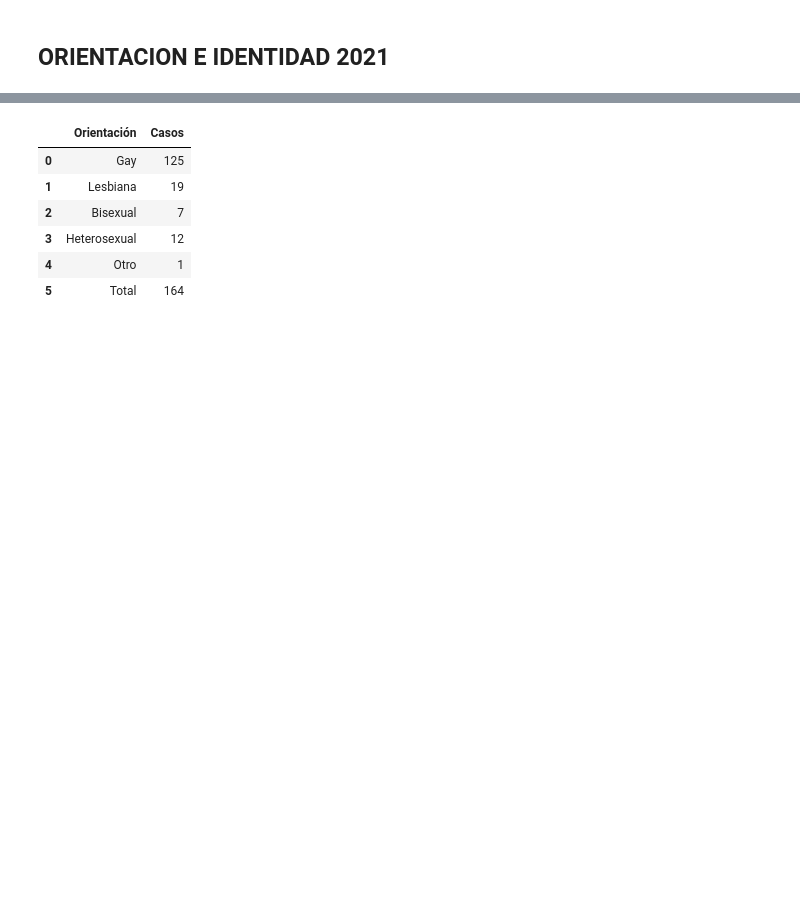
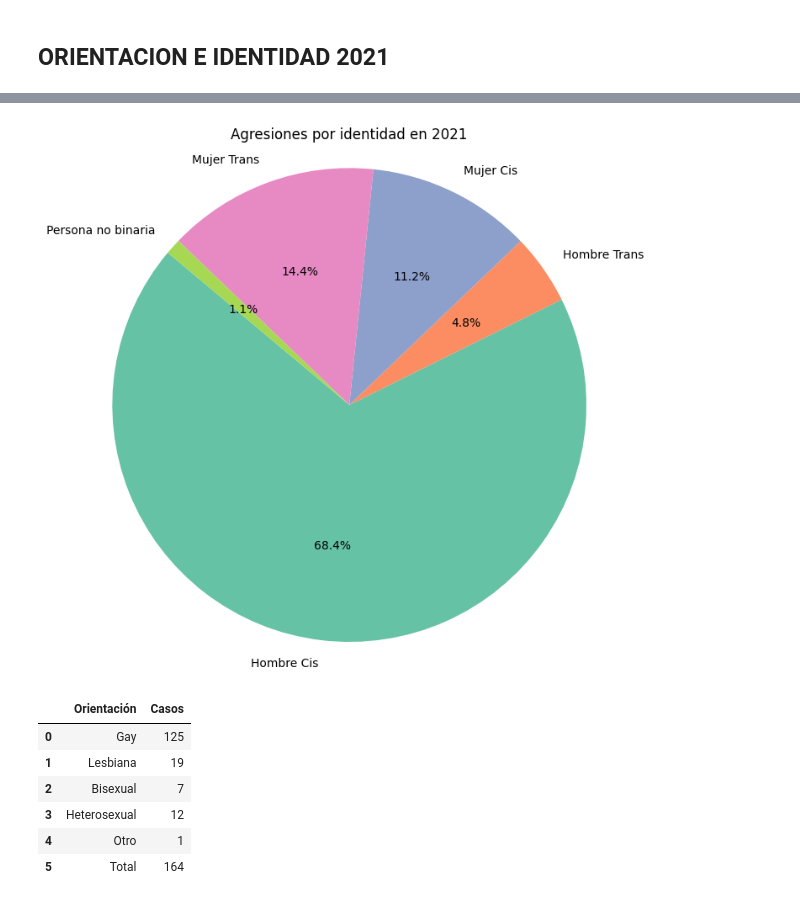
Before and after one commit to hug4470/ONLINE_DS_THEBRIDE_HUGOMM, a Jupyter notebook: EDA/Hugo EDA.ipynb, the cells around one changed output, grey strips where cells are left out. Drawn from its saved outputs; the diff is of its cells as text; code cells hidden in the pictures; blank space fills up the shorter version.

```diff
--- a/EDA/Hugo EDA.ipynb
+++ b/EDA/Hugo EDA.ipynb
@@ -715,3 +738,5 @@ Name: 2014, dtype: int64
+# %%
+colors = [color_dict[label] for label in id2021.index]
 # %% [markdown]
 ## ORIENTACION E IDENTIDAD 2021
 # %%
@@ -729,7 +754,5 @@ id2021
 | 6 | Desconocido | 24 |
 # %%
 id2021
-id2021.set_index("Sexo/Id Sexual o Género", inplace= True)
+id2021.set_index("Género", inplace= True)
 id2021.rename(columns = {"Casos" : "2021"}, inplace = True)
-# %%
-id2021 = id2021.T
@@ -742,3 +771,14 @@ sns.barplot(id2021.T);
+# %%
+import matplotlib.pyplot as plt
+
+# Gráfico de pastel para el año 2023
+plt.figure(figsize=(8, 8))
+plt.pie(id2021['2021'], labels=id2021.index, autopct='%1.1f%%', startangle=140, colors=colors)
+plt.title('Agresiones por identidad en 2021')
+plt.axis('equal')  # Equal aspect ratio ensures that pie is drawn as a circle.
+plt.savefig('images/Identidad 2021.png', dpi = 300)
+# %% [output]
+[figure, added]
 # %%
 # id2021.info()
 # %%
```
Also changed, not shown: parts of 53 cells of this notebook, 17 other files.
